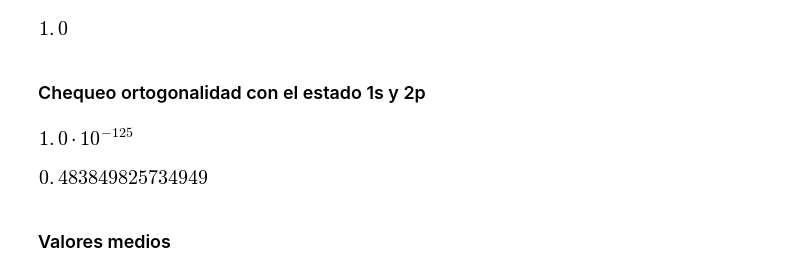
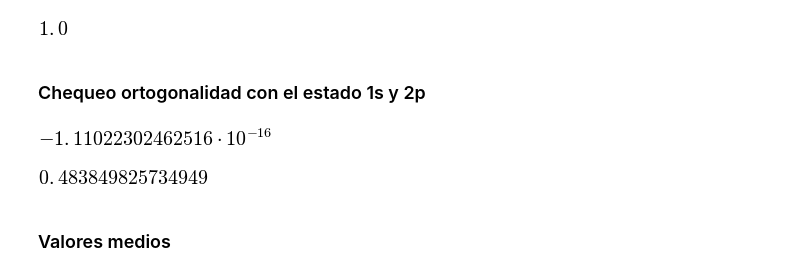
Before and after one commit to nicochunger/E3, a Jupyter notebook: FuncionesRadialesH.ipynb, the cells around one changed output. Cells and saved outputs as stored; diff of their text form; code cells hidden in the pictures.

```diff
--- a/FuncionesRadialesH.ipynb
+++ b/FuncionesRadialesH.ipynb
@@ -182,12 +179,18 @@ sp.integrate( (r * R_hyp(2,0,1,r))**2, (r,0,oo)).evalf()
 [figure]
 # %% [markdown]
 ### Chequeo ortogonalidad con el estado 1s y 2p
+# %%
+# Simplifico las funciones radiales
+R10_simpl = sp.simplify(R_hyp(1,0,1,r))
+R20_simpl = sp.simplify(R_hyp(2,0,1,r))
+R21_simpl = sp.simplify(R_hyp(2,1,1,r))
 # %%
 # Chequeo ortogonalidad entre 1s y 2s
 
-sp.integrate(r*R_hyp(1,0,1,r)*r*R_hyp(2,0,1,r), (r,0,oo)).evalf()
+#sp.integrate(r*R_hyp(1,0,1,r)*r*R_hyp(2,0,1,r), (r,0,oo)).evalf()
+sp.integrate(r*R10_simpl*r*R20_simpl, (r,0,oo)).evalf()
 # %% [output]
-[figure, old version]
+[figure, new version]
 # %%
 # Chequeo ortogonalidad entre 1s y 2p
 
```
Also changed, not shown: parts of 9 cells of this notebook.
